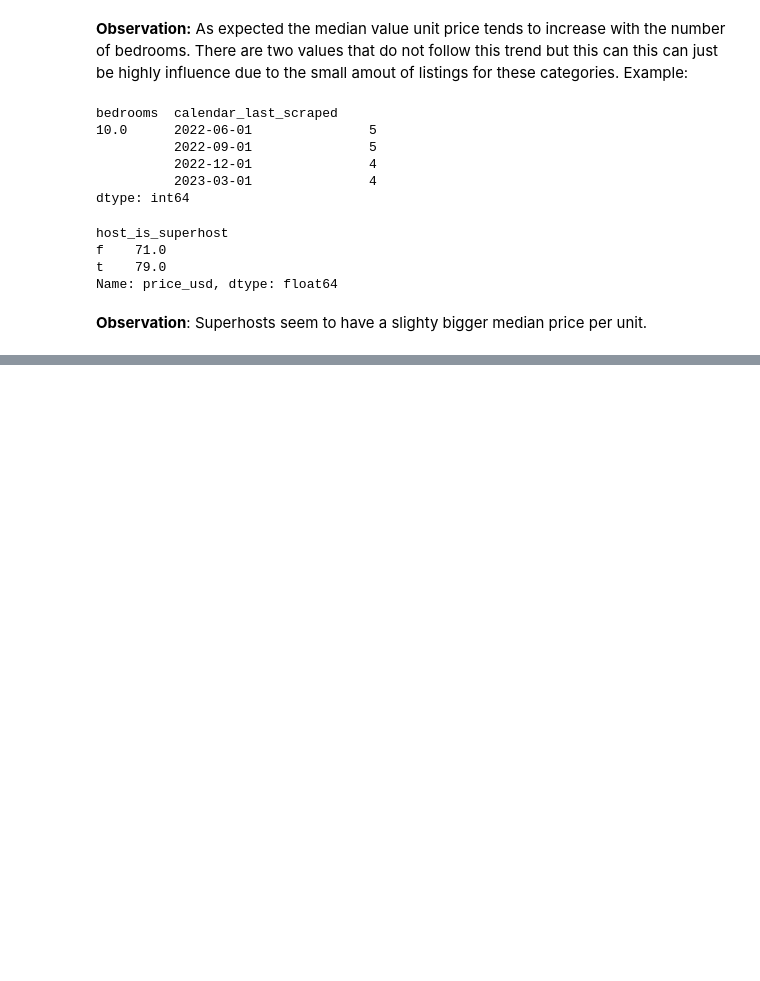
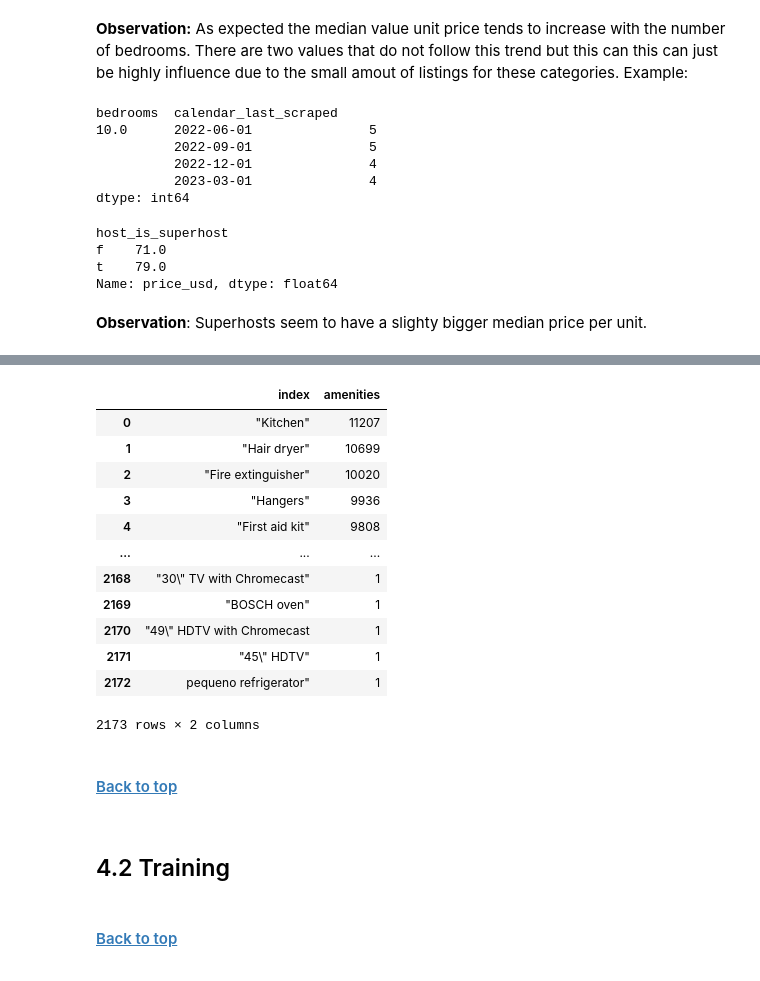
Before and after one commit to bruno-f7s/portfolio, a Jupyter notebook: airbnb-porto-2023/airbnb-porto-2023-eda.ipynb, the cells around one changed output, grey strips where cells are left out. Cells and saved outputs as stored; diff of their text form; code cells hidden in the pictures; blank space fills up the shorter version.

Commit message:
add section feature engineering

```diff
--- a/airbnb-porto-2023/airbnb-porto-2023-eda.ipynb
+++ b/airbnb-porto-2023/airbnb-porto-2023-eda.ipynb
@@ -829,0 +956,3 @@ __Observation__: Superhosts seem to have a slighty bigger median price per unit.
+# %%
+target_df['amenities_count'] = target_df['amenities'].apply(lambda x: len(x.split(",")))
+target_df[["amenities","amenities_count"]].head(10)
@@ -829,0 +990,3 @@ __Observation__: Superhosts seem to have a slighty bigger median price per unit.
+# %%
+amenities_count = pd.DataFrame(target_df['amenities'])['amenities'].apply(lambda x: x.split(",")).explode('amenities').value_counts()
+amenities_count.head()
@@ -829,0 +1019,16 @@ __Observation__: Superhosts seem to have a slighty bigger median price per unit.
+# %%
+amenities_count.reset_index()
+# %% [output]
+|  | index | amenities |
+| 0 | "Kitchen" | 11207 |
+| 1 | "Hair dryer" | 10699 |
+| 2 | "Fire extinguisher" | 10020 |
+| 3 | "Hangers" | 9936 |
+| 4 | "First aid kit" | 9808 |
+| ... | ... | ... |
+| 2168 | "30\" TV with Chromecast" | 1 |
+| 2169 | "BOSCH oven" | 1 |
+| 2170 | "49\" HDTV with Chromecast | 1 |
+| 2171 | "45\" HDTV" | 1 |
+| 2172 | pequeno refrigerator" | 1 |
+2173 rows × 2 columns
@@ -829,0 +1037,6 @@ __Observation__: Superhosts seem to have a slighty bigger median price per unit.
+# %% [markdown]
+#### <a href="#top">Back to top</a>
+<a id='section1'></a>
+# %% [markdown]
+<a id='section4_2'></a>
+## 4.2 Training
@@ -829,0 +1046,3 @@ __Observation__: Superhosts seem to have a slighty bigger median price per unit.
+# %% [markdown]
+#### <a href="#top">Back to top</a>
+<a id='section1'></a>
```
Also changed, not shown: parts of 74 cells of this notebook.
